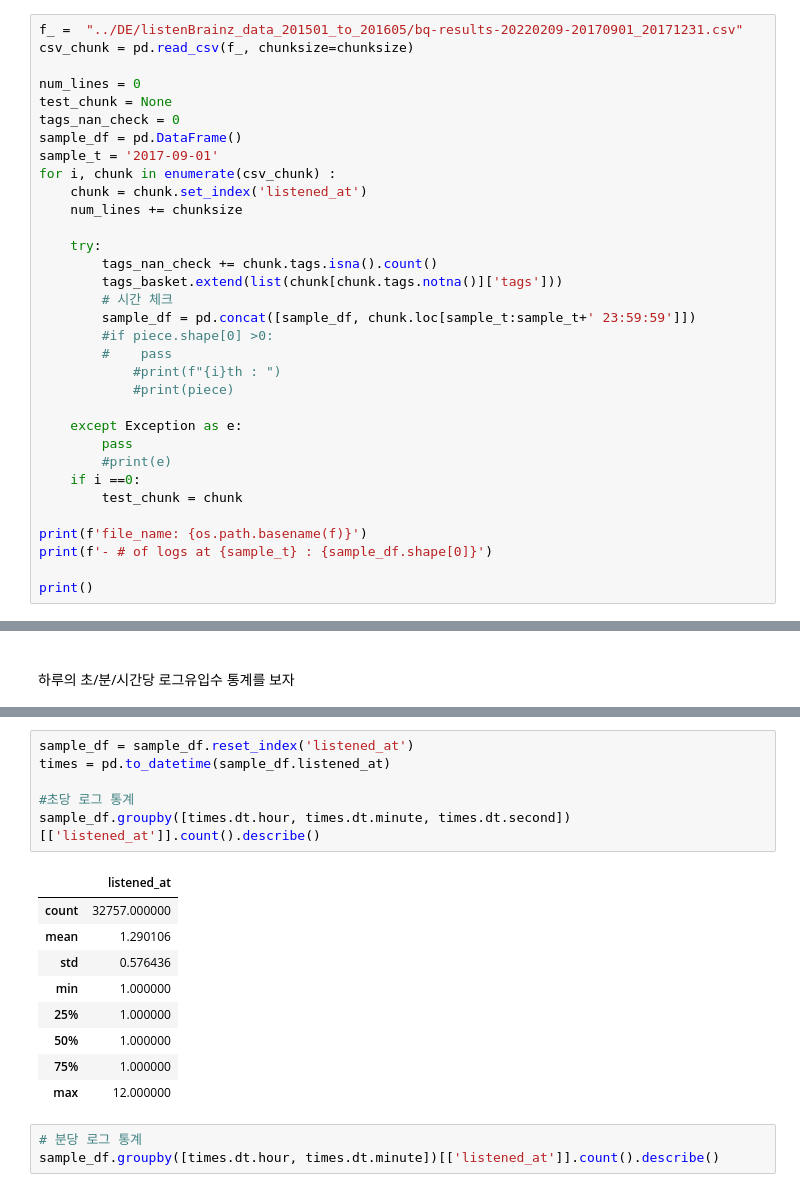
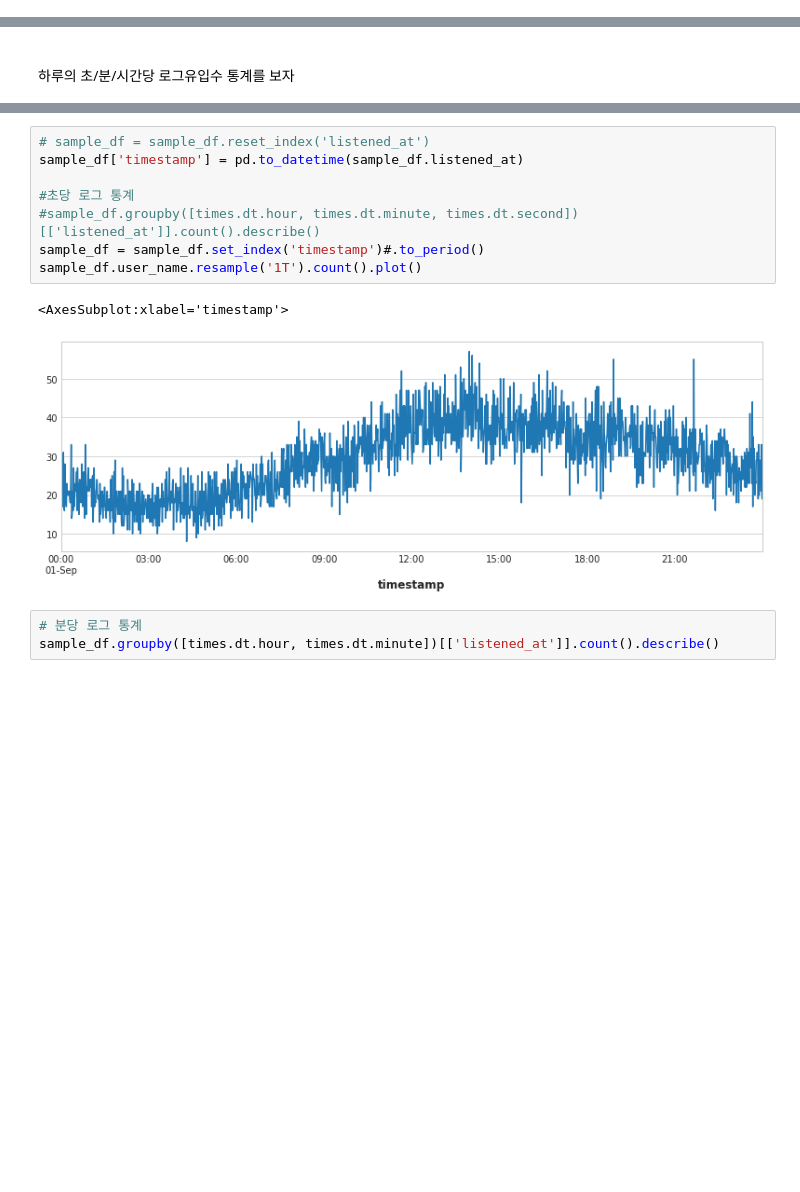
Before and after one commit to ymmu/airflow_test, a Jupyter notebook: listenBrainz_EDA.ipynb, the cells around one changed output, grey strips where cells are left out. Saved outputs shown, nothing was run; the diff lists cells and outputs as text; blank space fills up the shorter version.

```diff
--- a/listenBrainz_EDA.ipynb
+++ b/listenBrainz_EDA.ipynb
@@ -252,36 +653,3 @@ Length: 772, dtype: object
 
 관찰:
 - release_name과 release_msid를 전처리해줘야 함.
-# %%
-f_ =  "../DE/listenBrainz_data_201501_to_201605/bq-results-20220209-20170901_20171231.csv"
-csv_chunk = pd.read_csv(f_, chunksize=chunksize)
-
-num_lines = 0
-test_chunk = None
-tags_nan_check = 0
-sample_df = pd.DataFrame()
-sample_t = '2017-09-01'
-for i, chunk in enumerate(csv_chunk) :
-    chunk = chunk.set_index('listened_at')
-    num_lines += chunksize
-
-    try:
-        tags_nan_check += chunk.tags.isna().count()
-        tags_basket.extend(list(chunk[chunk.tags.notna()]['tags']))
-        # 시간 체크
-        sample_df = pd.concat([sample_df, chunk.loc[sample_t:sample_t+' 23:59:59']])
-        #if piece.shape[0] >0:
-        #    pass
-            #print(f"{i}th : ")
-            #print(piece)
-
-    except Exception as e:
-        pass
-        #print(e)
-    if i ==0:
-        test_chunk = chunk
-
-print(f'file_name: {os.path.basename(f)}')
-print(f'- # of logs at {sample_t} : {sample_df.shape[0]}')
-
-print()
@@ -336,19 +809,14 @@ memory usage: 2.9+ MB
 # %%
-sample_df = sample_df.reset_index('listened_at')
-times = pd.to_datetime(sample_df.listened_at)
+# sample_df = sample_df.reset_index('listened_at')
+sample_df['timestamp'] = pd.to_datetime(sample_df.listened_at)
 
 #초당 로그 통계
-sample_df.groupby([times.dt.hour, times.dt.minute, times.dt.second])[['listened_at']].count().describe()
+#sample_df.groupby([times.dt.hour, times.dt.minute, times.dt.second])[['listened_at']].count().describe()
+sample_df = sample_df.set_index('timestamp')#.to_period()
+sample_df.user_name.resample('1T').count().plot()
 # %% [output]
-|  | listened_at |
-| count | 32757.000000 |
-| mean | 1.290106 |
-| std | 0.576436 |
-| min | 1.000000 |
-| 25% | 1.000000 |
-| 50% | 1.000000 |
-| 75% | 1.000000 |
-| max | 12.000000 |
+<AxesSubplot:xlabel='timestamp'>
+[figure, added]
 # %%
 # 분당 로그 통계
 sample_df.groupby([times.dt.hour, times.dt.minute])[['listened_at']].count().describe()
```
Also changed, not shown: parts of 66 cells of this notebook, 20 other files.
